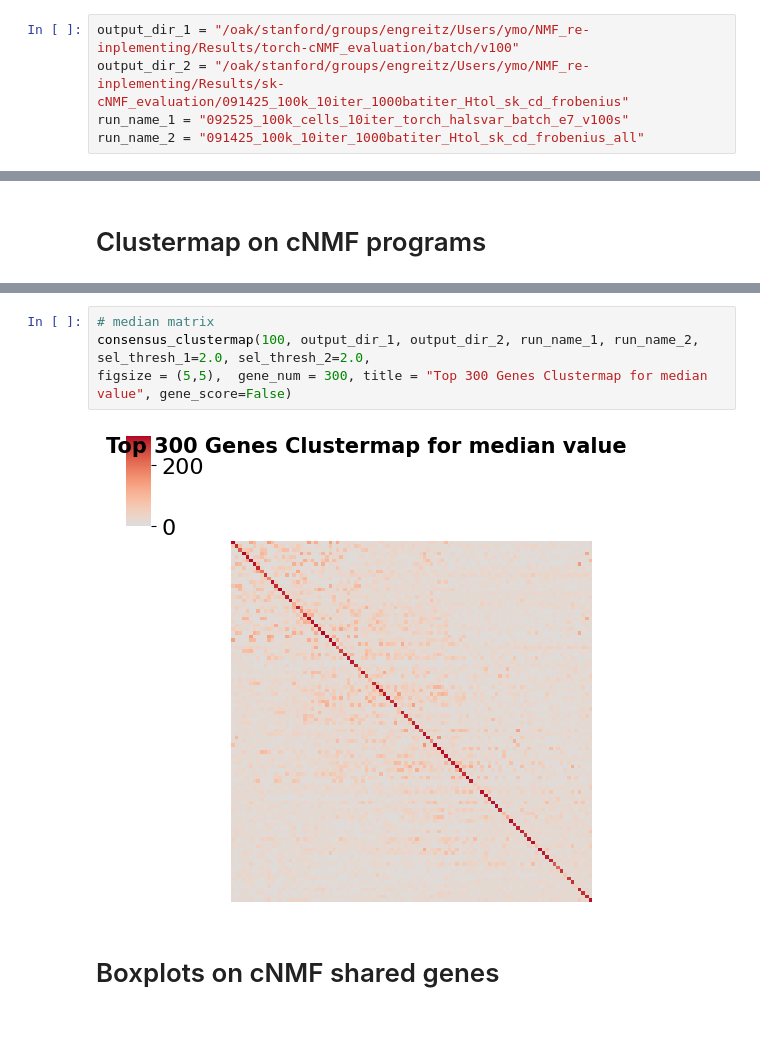
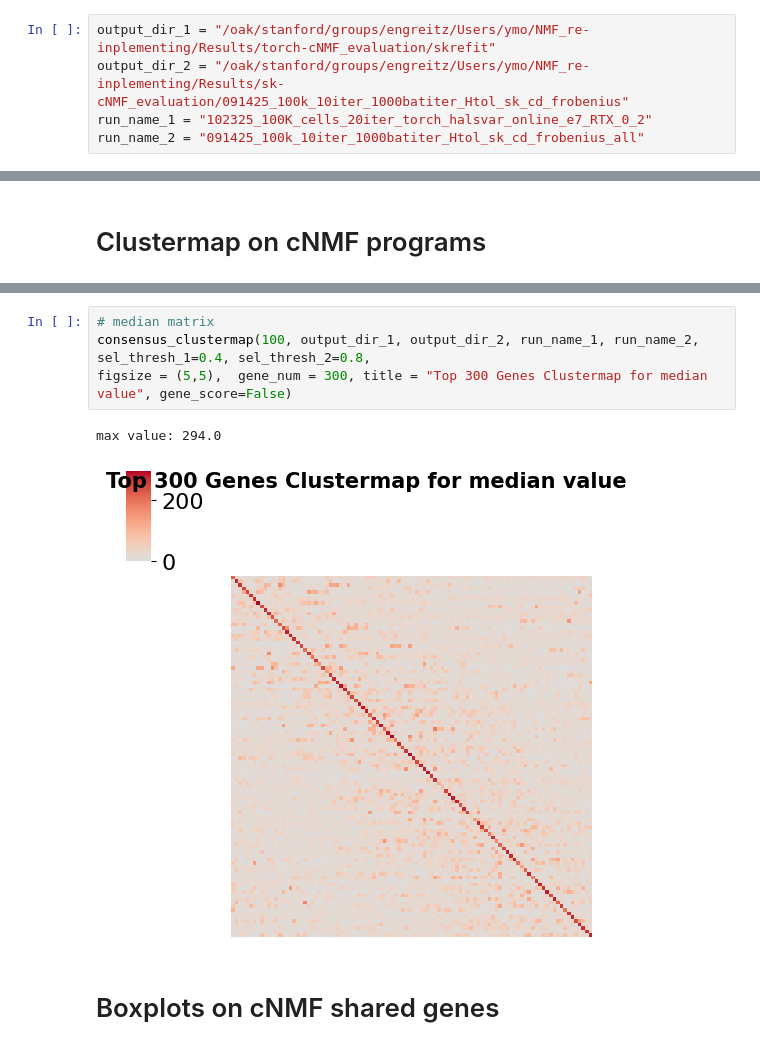
Before and after one commit to EngreitzLab/cNMF_benchmarking, a Jupyter notebook: cNMF_benchmarking_pipeline/Plotting/JupterNote_Version/cNMF_k_quality.ipynb, the cells around one changed output, grey strips where cells are left out. Drawn from its saved outputs; the diff is of its cells as text.

Commit message:
add print max clue for k quality plots

```diff
--- a/cNMF_benchmarking_pipeline/Plotting/JupterNote_Version/cNMF_k_quality.ipynb
+++ b/cNMF_benchmarking_pipeline/Plotting/JupterNote_Version/cNMF_k_quality.ipynb
@@ -16,9 +16,9 @@ from Plotting.src import program_corr,program_euclidean, top_genes_overlap,sort_
 
 from Plotting.src import convert_with_mygene, convert_adata_with_mygene, read_npz
 # %%
-output_dir_1 = "/oak/stanford/groups/engreitz/Users/ymo/NMF_re-inplementing/Results/torch-cNMF_evaluation/batch/v100"
+output_dir_1 = "/oak/stanford/groups/engreitz/Users/ymo/NMF_re-inplementing/Results/torch-cNMF_evaluation/skrefit"
 output_dir_2 = "/oak/stanford/groups/engreitz/Users/ymo/NMF_re-inplementing/Results/sk-cNMF_evaluation/091425_100k_10iter_1000batiter_Htol_sk_cd_frobenius"
-run_name_1 = "092525_100k_cells_10iter_torch_halsvar_batch_e7_v100s"
+run_name_1 = "102325_100K_cells_20iter_torch_halsvar_online_e7_RTX_0_2"
 run_name_2 = "091425_100k_10iter_1000batiter_Htol_sk_cd_frobenius_all"
 # %% [markdown]
 # Program loading Dot plots
@@ -41,9 +42,10 @@ consensus_clustermap(100, output_dir_1, output_dir_2, run_name_1, run_name_2, se
 # %%
 # median matrix
-consensus_clustermap(100, output_dir_1, output_dir_2, run_name_1, run_name_2, sel_thresh_1=2.0, sel_thresh_2=2.0,
+consensus_clustermap(100, output_dir_1, output_dir_2, run_name_1, run_name_2, sel_thresh_1=0.4, sel_thresh_2=0.8,
 figsize = (5,5),  gene_num = 300, title = "Top 300 Genes Clustermap for median value", gene_score=False)
 # %% [output]
+max value: 294.0
-[figure, old version]
+[figure, new version]
 # %% [markdown]
 # Boxplots on cNMF shared genes
 # %%
```
Also changed, not shown: parts of 5 cells of this notebook, 2 other files.
